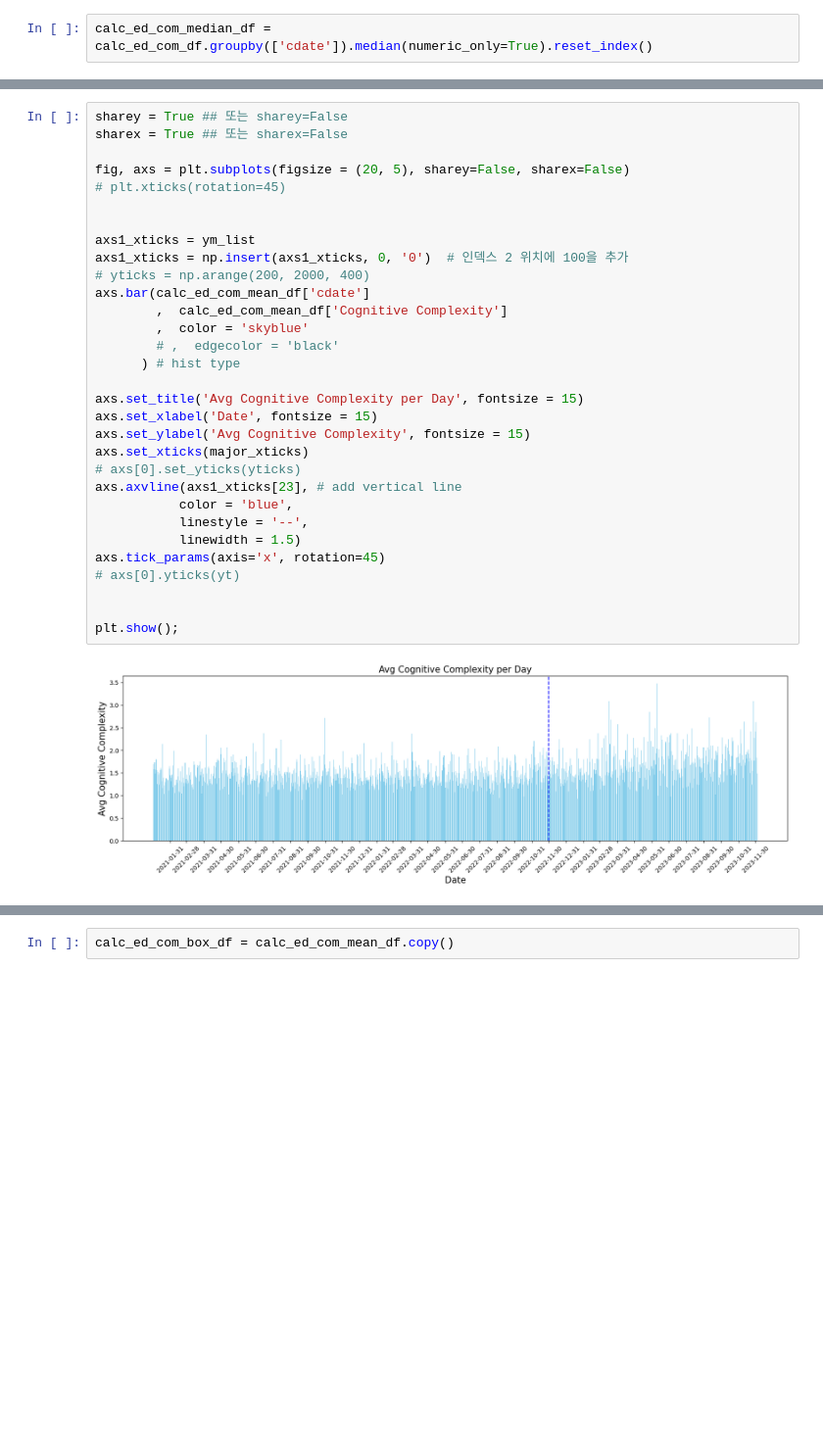
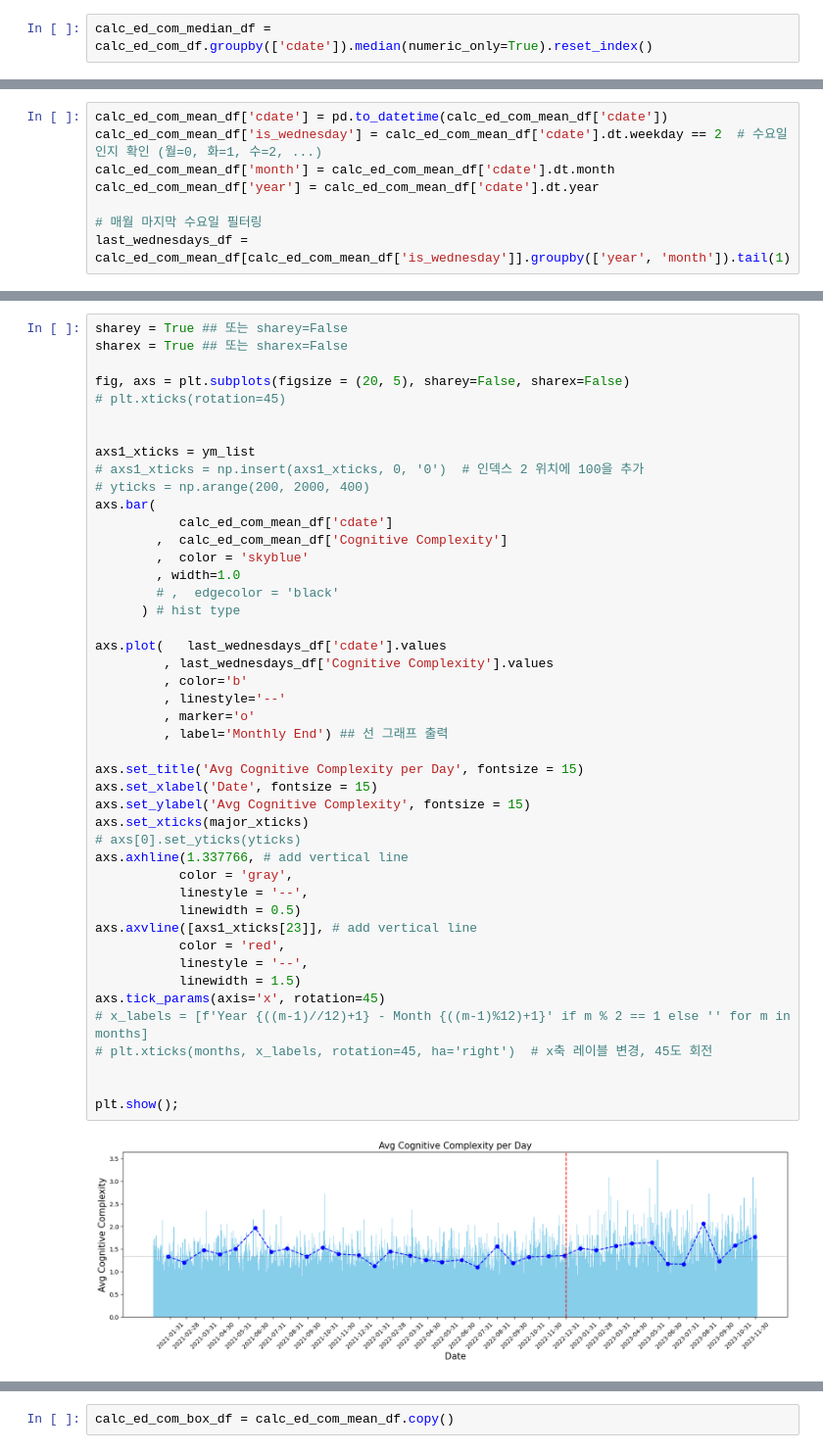
Before and after one commit to boysbeanxious/stackoverflow_src, a Jupyter notebook: complexity/3_cognitive_complexity_viz.ipynb, the cells around one changed output, grey strips where cells are left out. Shown at 98% size. Saved outputs shown, nothing was run; the diff lists cells and outputs as text; blank space fills up the shorter version.

```diff
--- a/complexity/3_cognitive_complexity_viz.ipynb
+++ b/complexity/3_cognitive_complexity_viz.ipynb
@@ -436,0 +545,8 @@ calc_ed_com_median_df = calc_ed_com_df.groupby(['cdate']).median(numeric_only=Tr
+# %%
+calc_ed_com_mean_df['cdate'] = pd.to_datetime(calc_ed_com_mean_df['cdate'])
+calc_ed_com_mean_df['is_wednesday'] = calc_ed_com_mean_df['cdate'].dt.weekday == 2  # 수요일인지 확인 (월=0, 화=1, 수=2, ...)
+calc_ed_com_mean_df['month'] = calc_ed_com_mean_df['cdate'].dt.month
+calc_ed_com_mean_df['year'] = calc_ed_com_mean_df['cdate'].dt.year
+
+# 매월 마지막 수요일 필터링
+last_wednesdays_df = calc_ed_com_mean_df[calc_ed_com_mean_df['is_wednesday']].groupby(['year', 'month']).tail(1)
@@ -437,33 +573,47 @@ calc_ed_com_median_df = calc_ed_com_df.groupby(['cdate']).median(numeric_only=Tr
 # %%
 sharey = True ## 또는 sharey=False
 sharex = True ## 또는 sharex=False
 
 fig, axs = plt.subplots(figsize = (20, 5), sharey=False, sharex=False)
 # plt.xticks(rotation=45)
 
 
 axs1_xticks = ym_list
-axs1_xticks = np.insert(axs1_xticks, 0, '0')  # 인덱스 2 위치에 100을 추가
+# axs1_xticks = np.insert(axs1_xticks, 0, '0')  # 인덱스 2 위치에 100을 추가
 # yticks = np.arange(200, 2000, 400)
-axs.bar(calc_ed_com_mean_df['cdate']
+axs.bar(
+           calc_ed_com_mean_df['cdate']
         ,  calc_ed_com_mean_df['Cognitive Complexity']
         ,  color = 'skyblue'
+        , width=1.0
         # ,  edgecolor = 'black'
       ) # hist type
+
+axs.plot(   last_wednesdays_df['cdate'].values
+         , last_wednesdays_df['Cognitive Complexity'].values
+         , color='b'
+         , linestyle='--'
+         , marker='o'
+         , label='Monthly End') ## 선 그래프 출력
 
 axs.set_title('Avg Cognitive Complexity per Day', fontsize = 15)
 axs.set_xlabel('Date', fontsize = 15)
 axs.set_ylabel('Avg Cognitive Complexity', fontsize = 15)
 axs.set_xticks(major_xticks)
 # axs[0].set_yticks(yticks)
-axs.axvline(axs1_xticks[23], # add vertical line
-           color = 'blue',
+axs.axhline(1.337766, # add vertical line
+           color = 'gray',
+           linestyle = '--',
+           linewidth = 0.5)
+axs.axvline([axs1_xticks[23]], # add vertical line
+           color = 'red',
            linestyle = '--',
            linewidth = 1.5)
 axs.tick_params(axis='x', rotation=45)
-# axs[0].yticks(yt)
+# x_labels = [f'Year {((m-1)//12)+1} - Month {((m-1)%12)+1}' if m % 2 == 1 else '' for m in months]
+# plt.xticks(months, x_labels, rotation=45, ha='right')  # x축 레이블 변경, 45도 회전
 
 
 plt.show();
 # %% [output]
-[figure, old version]
+[figure, new version]
```
Also changed, not shown: parts of 35 cells of this notebook.
